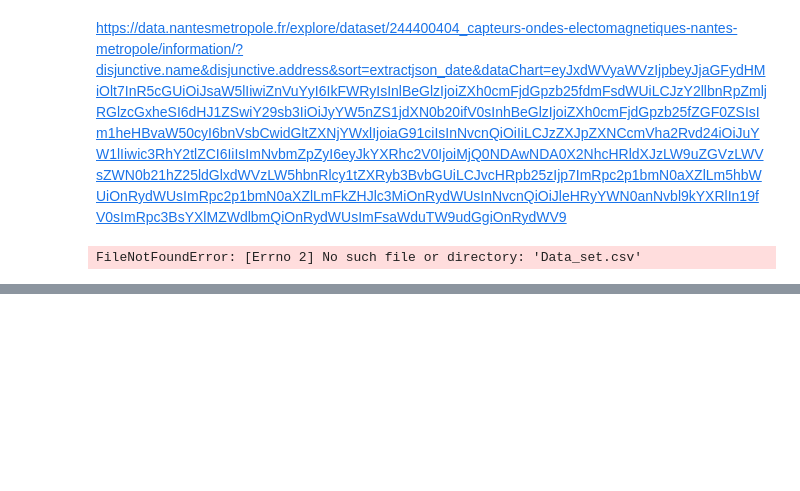
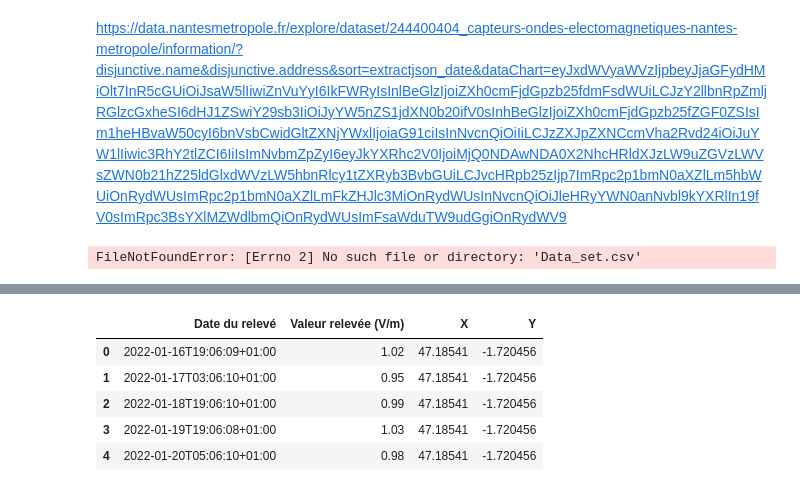
Before and after one commit to AloisECN/Projet_apst2, a Jupyter notebook: Ini_data_treatment.ipynb, the cells around one changed output, grey strips where cells are left out. Cells and saved outputs as stored; diff of their text form; code cells hidden in the pictures; blank space fills up the shorter version.

```diff
--- a/Ini_data_treatment.ipynb
+++ b/Ini_data_treatment.ipynb
@@ -29,5 +43,6 @@ df.head()
 # %%
-df[['X', 'Y']] = df['geolocalisation'].str.split(' ', n=1, expand=True)
+#On split la colonne geolocalisation en deux colonnes X et Y
+df[['X', 'Y']] = df['geolocalisation'].str.split(', ', n=1, expand=True)
 df.head()
 # %% [output]
 |  | Identifiant | Nom du capteur | Statut | Date du relevé | Valeur relevée (V/m) | Date de dernière mise à jour | ... |
@@ -37,4 +52,14 @@ df.head()
 | 3 | 929951bd-5657-485f-9dac-f5e5aba2dcc0 | Nantes_46 | ONLINE | 2022-01-19T19:06:08+01:00 | 1.03 | 2022-02-23T11:06:09+01:00 | ... |
 | 4 | 929951bd-5657-485f-9dac-f5e5aba2dcc0 | Nantes_46 | ONLINE | 2022-01-20T05:06:10+01:00 | 0.98 | 2022-02-23T11:06:09+01:00 | ... |
 # %%
+#On drop les colonnes inutiles
+
 df = df.drop(columns=['geolocalisation','Valeur du dernier relevé (V/m)','Identifiant','Statut','Nom du capteur','Date de dernière mise à jour','Adresse','Image du capteur','derniere_maj','isover','diffdateprocess'])
+df.head()
+# %% [output]
+|  | Date du relevé | Valeur relevée (V/m) | X | Y |
+| 0 | 2022-01-16T19:06:09+01:00 | 1.02 | 47.18541 | -1.720456 |
+| 1 | 2022-01-17T03:06:10+01:00 | 0.95 | 47.18541 | -1.720456 |
+| 2 | 2022-01-18T19:06:10+01:00 | 0.99 | 47.18541 | -1.720456 |
+| 3 | 2022-01-19T19:06:08+01:00 | 1.03 | 47.18541 | -1.720456 |
+| 4 | 2022-01-20T05:06:10+01:00 | 0.98 | 47.18541 | -1.720456 |
```
Also changed, not shown: parts of 12 cells of this notebook, 1 other file.
